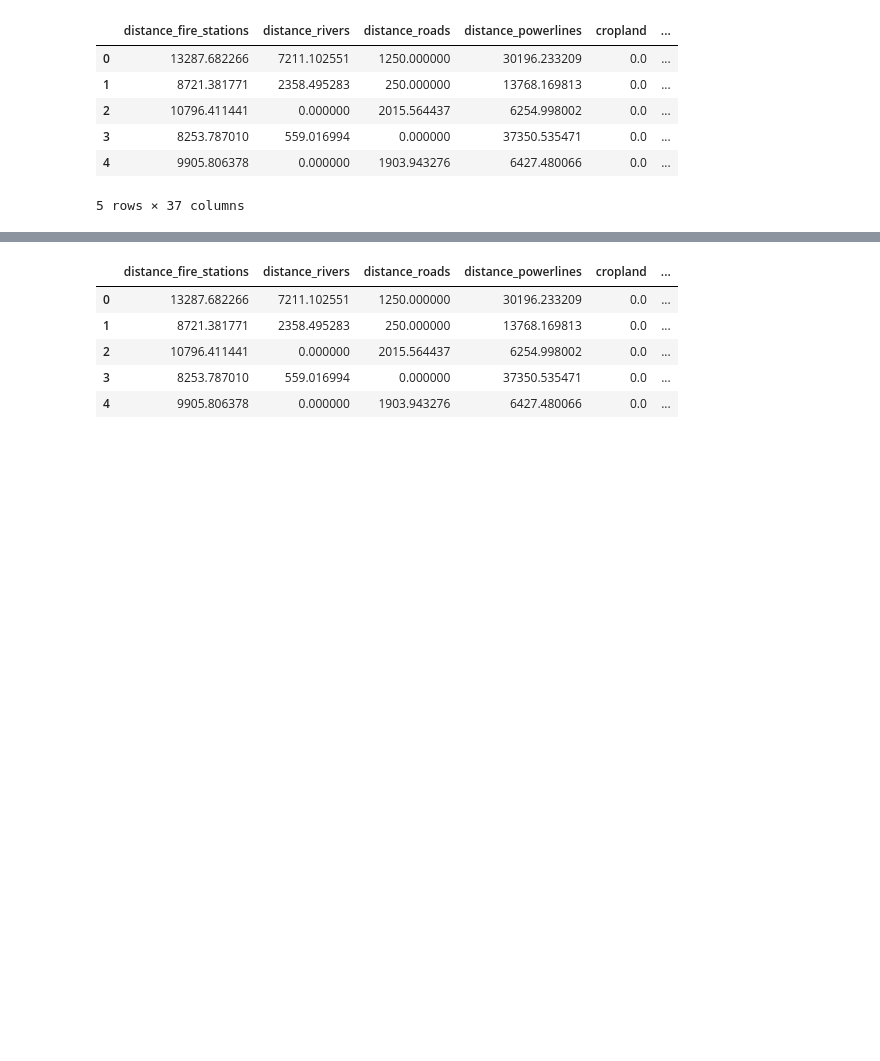
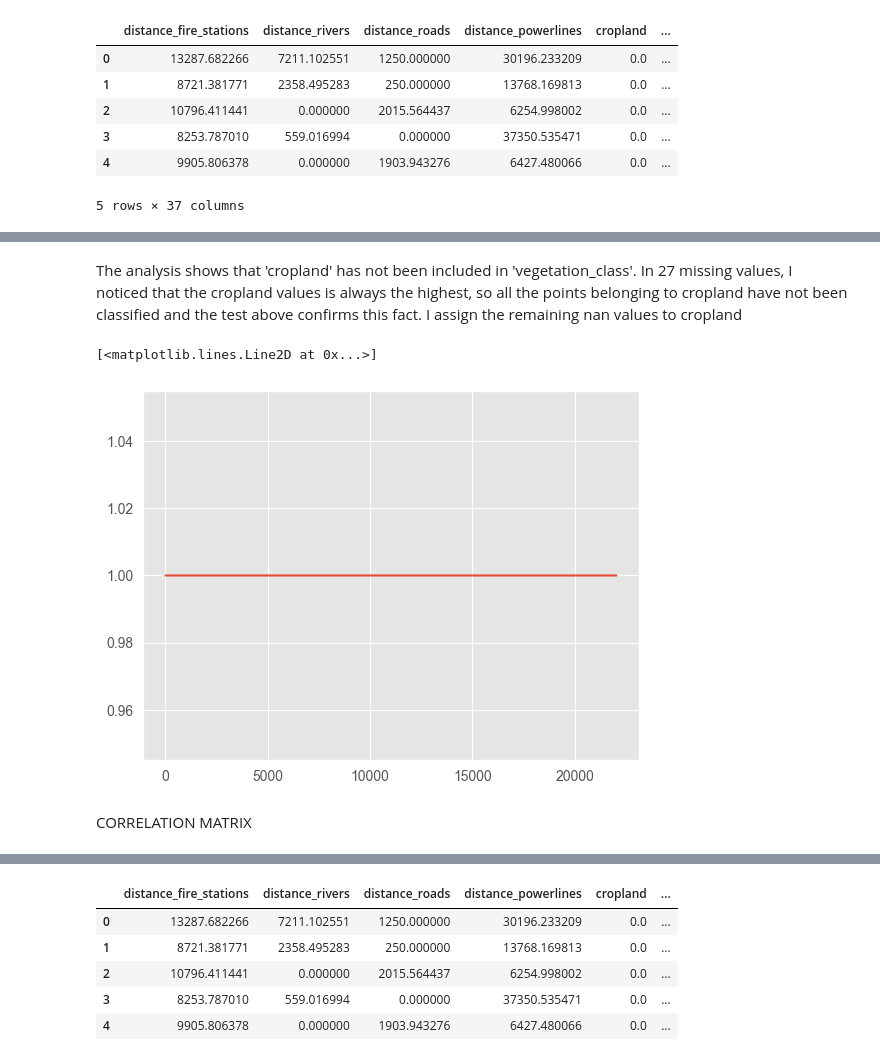
Before and after one commit to dfabb/Descartes-Underwriting, a Jupyter notebook: 03-classification_ignition_points.ipynb, the cells around one changed output, grey strips where cells are left out. Cells and saved outputs as stored; diff of their text form; code cells hidden in the pictures; blank space fills up the shorter version.

```diff
--- a/03-classification_ignition_points.ipynb
+++ b/03-classification_ignition_points.ipynb
@@ -293,0 +266,12 @@ df.corr() #max_temp and max_max_temp have correlation of 1
+# %% [markdown]
+The analysis shows that 'cropland' has not been included in 'vegetation_class'. In 27 missing values, I noticed that the cropland values is always the highest, so all the points belonging to cropland have not been classified and the test above confirms this fact.
+I assign the remaining nan values to cropland
+# %%
+df.loc[df['vegetation_class'].isna(), 'vegetation_class']='cropland'
+test = test + df['cropland']
+plt.plot(test)
+# %% [output]
+[<matplotlib.lines.Line2D at 0x...>]
+[figure, added]
+# %% [markdown]
+CORRELATION MATRIX
```
Also changed, not shown: parts of 81 cells of this notebook.
